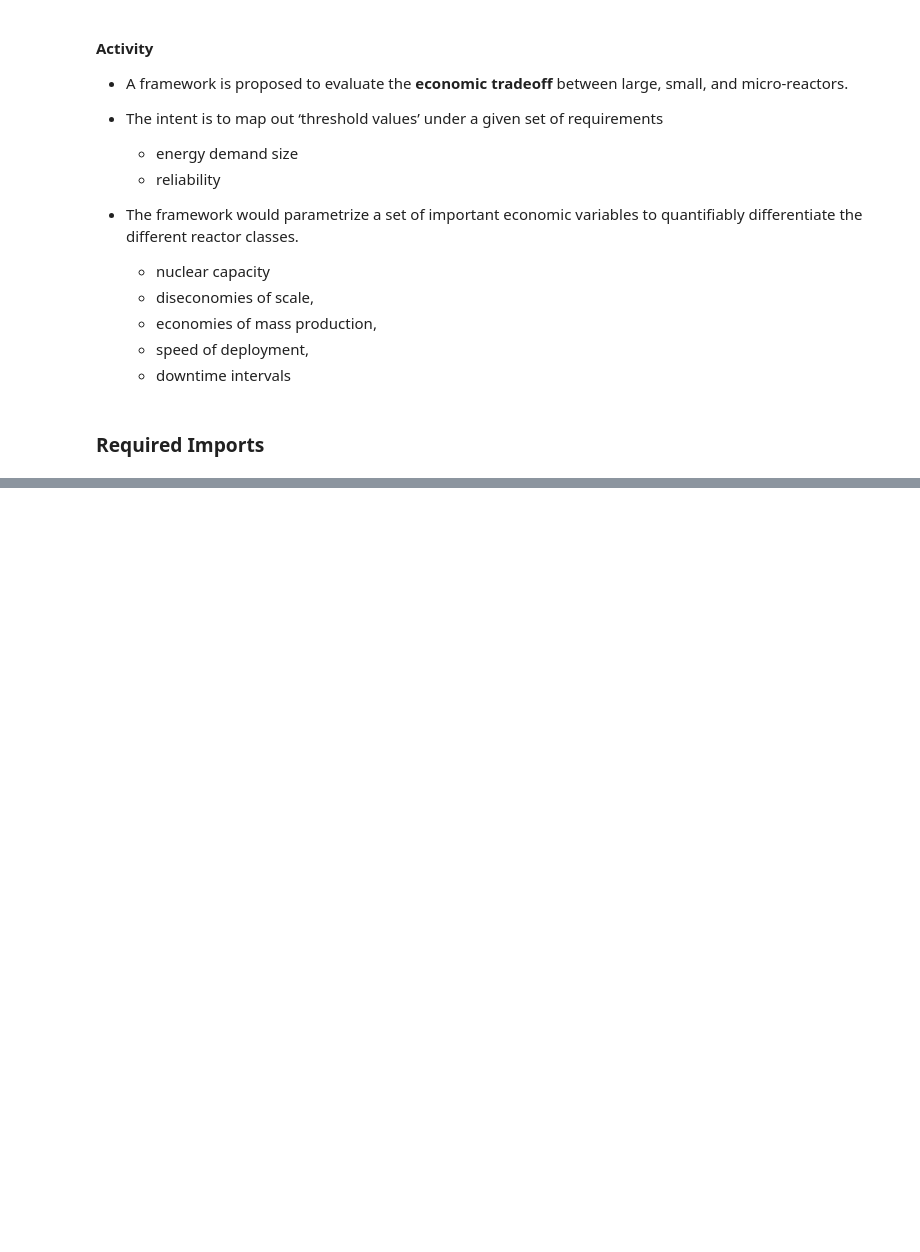
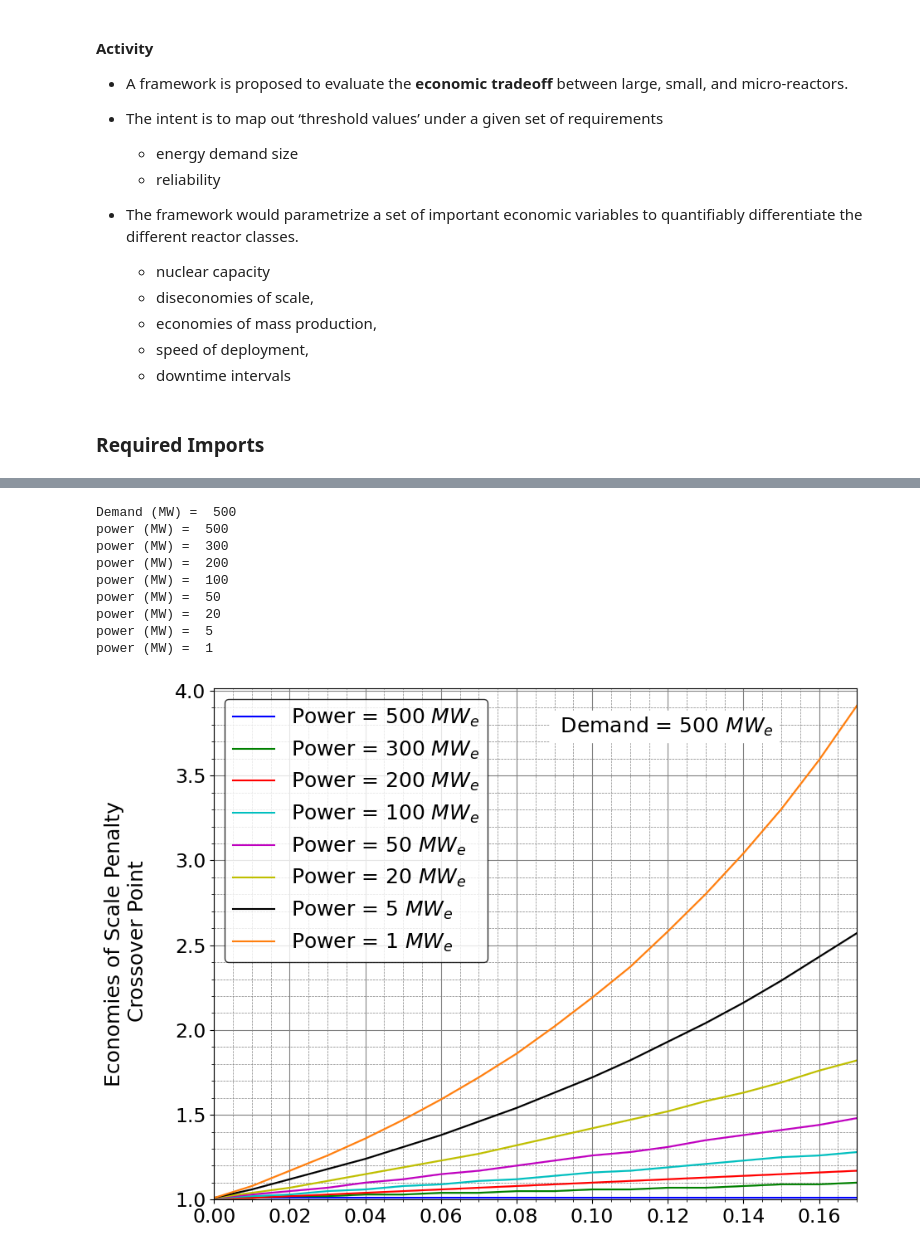
Before and after one commit to BotrosHanna-INL/nuc_DataCenters, a Jupyter notebook: main.ipynb, the cells around one changed output, grey strips where cells are left out. Cells and saved outputs as stored; diff of their text form; code cells hidden in the pictures; blank space fills up the shorter version.

```diff
--- a/main.ipynb
+++ b/main.ipynb
@@ -48,0 +94,80 @@ please provide us feedback at https://github.com/pandas-dev/pandas/issues/54466
+# %%
+for demand in [500, 1000, 3000, 6000]:
+    print("Demand (MW) = ", demand)
+
+    if demand == 500 or demand == 3000:
+        fig = plt.figure(figsize=(10, 8))
+    else:
+        fig = plt.figure(figsize=(9, 8))
+
+    lr_interval = 0.01
+    ref_large_reactor_cost_per_kw = 1 # the cost here does not matter because we calculate ratios
+    min_cost_small = ref_large_reactor_cost_per_kw
+    max_cost_small = 10 *min_cost_small
+    num_cost = 900
+
+    num_LR_small = 1+int(np.ceil( (lr_max - lr_min )/ lr_interval) )
+
+    for power in pwr_list:
+        print("power (MW) = ", power)
+
+        lr_small_list = []
+        lr_small_list1 = []
+        breakeven_points_0_list = []
+        breakeven_points_1_list = []
+        avg_point_list = []
+        for lr_small in np.linspace(lr_min,lr_max ,num_LR_small) :
+            num_large_reactors = int(np.ceil(demand/large_reactor_ref_power))
+            num_small_reactors =  int(np.ceil(demand/power))
+            try:
+                breakeven_points = calculate_break_even_cost_for_lr(lr_small, large_lr_lo, large_lr_hi, ref_large_reactor_cost_per_kw,\
+                                        num_large_reactors,  num_small_reactors, min_cost_small, max_cost_small, num_cost)
+                lr_small_list.append(lr_small)
+                breakeven_points_0_list.append(breakeven_points[0])
+                breakeven_points_1_list.append(breakeven_points[1])
+            except:
+                ...
+
+            try:
+                # For the 8% avg LR for the large reactor
+                avg_point = calculate_break_even_cost_for_lr(lr_small, large_lr_avg , large_lr_avg , ref_large_reactor_cost_per_kw,\
+                                        num_large_reactors,  num_small_reactors, min_cost_small, max_cost_small, num_cost)
+                avg_point_list.append(avg_point[0])
+                lr_small_list1.append(lr_small)
+            except:
+                ...
+
+        plt.fill_between(lr_small_list, breakeven_points_0_list , breakeven_points_1_list, color = color_of(power),alpha=0.25)
+        plt.plot(lr_small_list1, avg_point_list, color = color_of(power) ,label = f"Power = {int(power)} $MW_e$")
+
+    if demand == 500:
+        plt.legend( loc='upper left', fontsize=18, edgecolor='black', fancybox=True)   # bbox_to_anchor=(1.05, 1.0)
+
+    plt.grid(which='major', color='grey', linewidth=0.8)
+    plt.grid(which='minor', color='grey', linestyle='dashed', linewidth=0.5)
+    plt.minorticks_on()
+    if demand == 6000 or demand == 3000:
+        plt.xlabel('Learning Rate', fontsize=18)
+    if demand == 500 or demand == 3000:
+        plt.ylabel('Economies of Scale Penalty\n Crossover Point\n', fontsize=18)
+
+    plt.ylim(1, max(breakeven_points_1_list)+0.1 )
+    plt.xlim(0, lr_max )
+    plt.yticks(fontsize=17)
+    plt.xticks(fontsize=17)
+
+    plt.title(f' Demand = {demand } $MW_e $', fontsize=18,  x=0.7, y=0.9, backgroundcolor='white')
+    plt.savefig(f'lr_vs_costTipping_{demand}.png', bbox_inches='tight')
+
+    plt.show()
+# %% [output]
+Demand (MW) =  500
+power (MW) =  500
+power (MW) =  300
+power (MW) =  200
+power (MW) =  100
+power (MW) =  50
+power (MW) =  20
+power (MW) =  5
+power (MW) =  1
+[figure, added]
```
Also changed, not shown: parts of 14 cells of this notebook, 40 other files.
